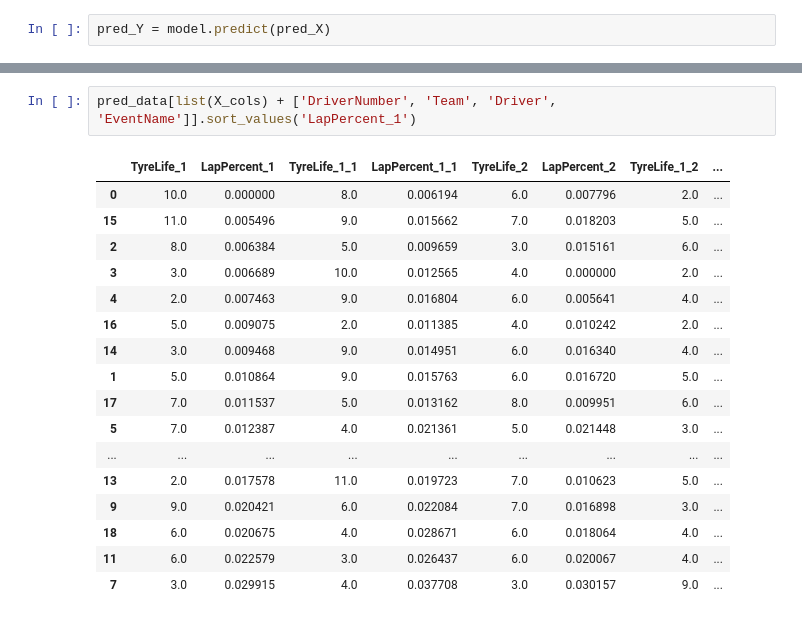
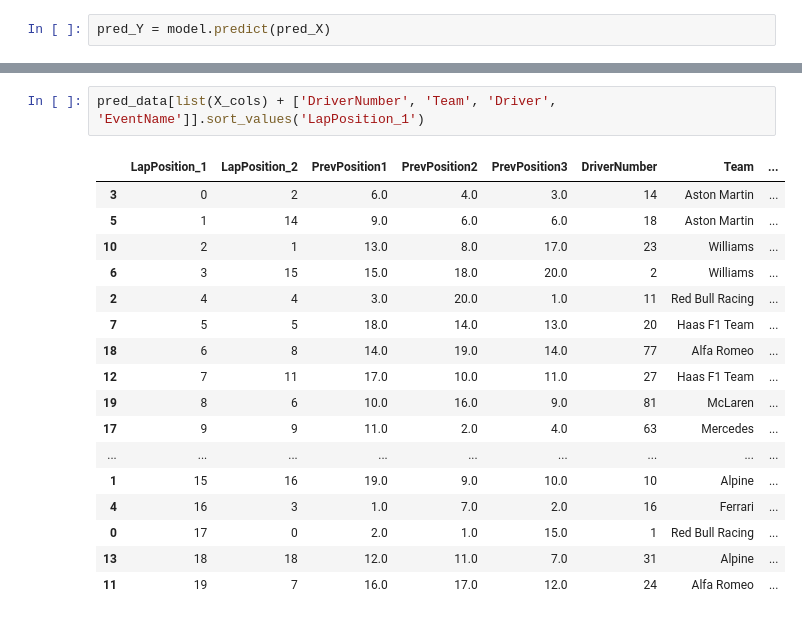
Before and after one commit to jamisonmeindl/F1-Data-Analysis, a Jupyter notebook: prediction.ipynb, the cells around one changed output, grey strips where cells are left out. Cells and saved outputs as stored; diff of their text form.

Commit message:
Added position and sector features

```diff
--- a/prediction.ipynb
+++ b/prediction.ipynb
@@ -66,20 +68,20 @@ results
 # %%
-pred_data[list(X_cols) + ['DriverNumber', 'Team', 'Driver', 'EventName']].sort_values('LapPercent_1')
+pred_data[list(X_cols) + ['DriverNumber', 'Team', 'Driver', 'EventName']].sort_values('LapPosition_1')
 # %% [output]
-|  | TyreLife_1 | LapPercent_1 | TyreLife_1_1 | LapPercent_1_1 | TyreLife_2 | LapPercent_2 | TyreLife_1_2 | ... |
-| 0 | 10.0 | 0.000000 | 8.0 | 0.006194 | 6.0 | 0.007796 | 2.0 | ... |
-| 15 | 11.0 | 0.005496 | 9.0 | 0.015662 | 7.0 | 0.018203 | 5.0 | ... |
-| 2 | 8.0 | 0.006384 | 5.0 | 0.009659 | 3.0 | 0.015161 | 6.0 | ... |
-| 3 | 3.0 | 0.006689 | 10.0 | 0.012565 | 4.0 | 0.000000 | 2.0 | ... |
-| 4 | 2.0 | 0.007463 | 9.0 | 0.016804 | 6.0 | 0.005641 | 4.0 | ... |
-| 16 | 5.0 | 0.009075 | 2.0 | 0.011385 | 4.0 | 0.010242 | 2.0 | ... |
-| 14 | 3.0 | 0.009468 | 9.0 | 0.014951 | 6.0 | 0.016340 | 4.0 | ... |
-| 1 | 5.0 | 0.010864 | 9.0 | 0.015763 | 6.0 | 0.016720 | 5.0 | ... |
-| 17 | 7.0 | 0.011537 | 5.0 | 0.013162 | 8.0 | 0.009951 | 6.0 | ... |
-| 5 | 7.0 | 0.012387 | 4.0 | 0.021361 | 5.0 | 0.021448 | 3.0 | ... |
+|  | LapPosition_1 | LapPosition_2 | PrevPosition1 | PrevPosition2 | PrevPosition3 | DriverNumber | Team | ... |
+| 3 | 0 | 2 | 6.0 | 4.0 | 3.0 | 14 | Aston Martin | ... |
+| 5 | 1 | 14 | 9.0 | 6.0 | 6.0 | 18 | Aston Martin | ... |
+| 10 | 2 | 1 | 13.0 | 8.0 | 17.0 | 23 | Williams | ... |
+| 6 | 3 | 15 | 15.0 | 18.0 | 20.0 | 2 | Williams | ... |
+| 2 | 4 | 4 | 3.0 | 20.0 | 1.0 | 11 | Red Bull Racing | ... |
+| 7 | 5 | 5 | 18.0 | 14.0 | 13.0 | 20 | Haas F1 Team | ... |
+| 18 | 6 | 8 | 14.0 | 19.0 | 14.0 | 77 | Alfa Romeo | ... |
+| 12 | 7 | 11 | 17.0 | 10.0 | 11.0 | 27 | Haas F1 Team | ... |
+| 19 | 8 | 6 | 10.0 | 16.0 | 9.0 | 81 | McLaren | ... |
+| 17 | 9 | 9 | 11.0 | 2.0 | 4.0 | 63 | Mercedes | ... |
 | ... | ... | ... | ... | ... | ... | ... | ... | ... |
-| 13 | 2.0 | 0.017578 | 11.0 | 0.019723 | 7.0 | 0.010623 | 5.0 | ... |
-| 9 | 9.0 | 0.020421 | 6.0 | 0.022084 | 7.0 | 0.016898 | 3.0 | ... |
-| 18 | 6.0 | 0.020675 | 4.0 | 0.028671 | 6.0 | 0.018064 | 4.0 | ... |
-| 11 | 6.0 | 0.022579 | 3.0 | 0.026437 | 6.0 | 0.020067 | 4.0 | ... |
-| 7 | 3.0 | 0.029915 | 4.0 | 0.037708 | 3.0 | 0.030157 | 9.0 | ... |
+| 1 | 15 | 16 | 19.0 | 9.0 | 10.0 | 10 | Alpine | ... |
+| 4 | 16 | 3 | 1.0 | 7.0 | 2.0 | 16 | Ferrari | ... |
+| 0 | 17 | 0 | 2.0 | 1.0 | 15.0 | 1 | Red Bull Racing | ... |
+| 13 | 18 | 18 | 12.0 | 11.0 | 7.0 | 31 | Alpine | ... |
+| 11 | 19 | 7 | 16.0 | 17.0 | 12.0 | 24 | Alfa Romeo | ... |
```
Also changed, not shown: parts of 4 cells of this notebook, 2 other files.
